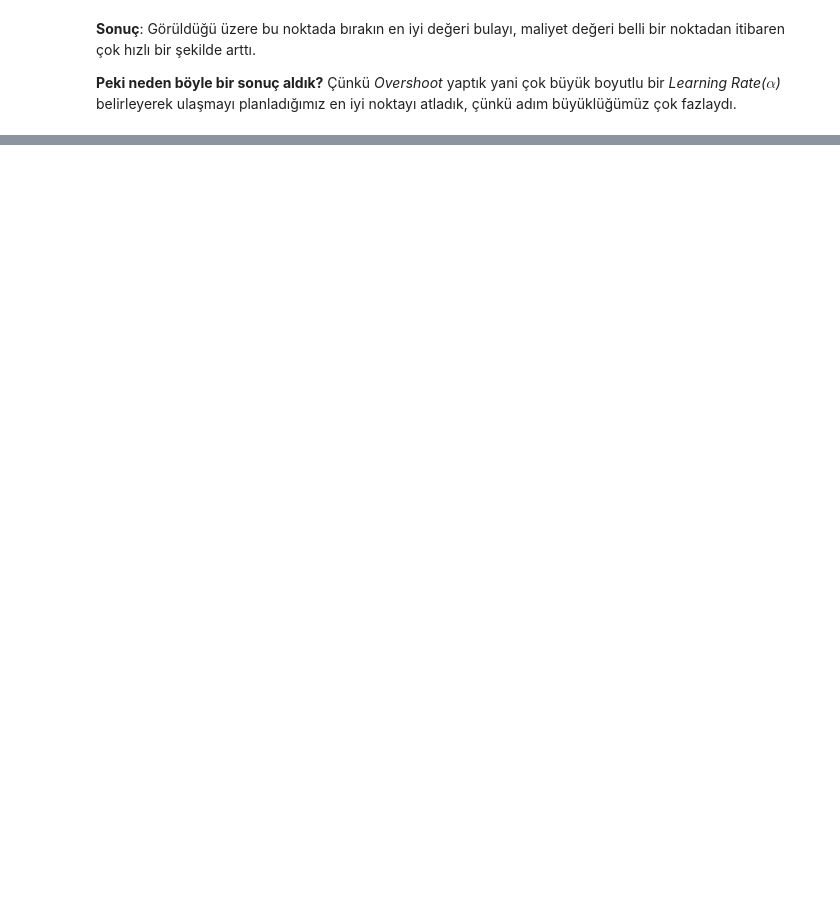
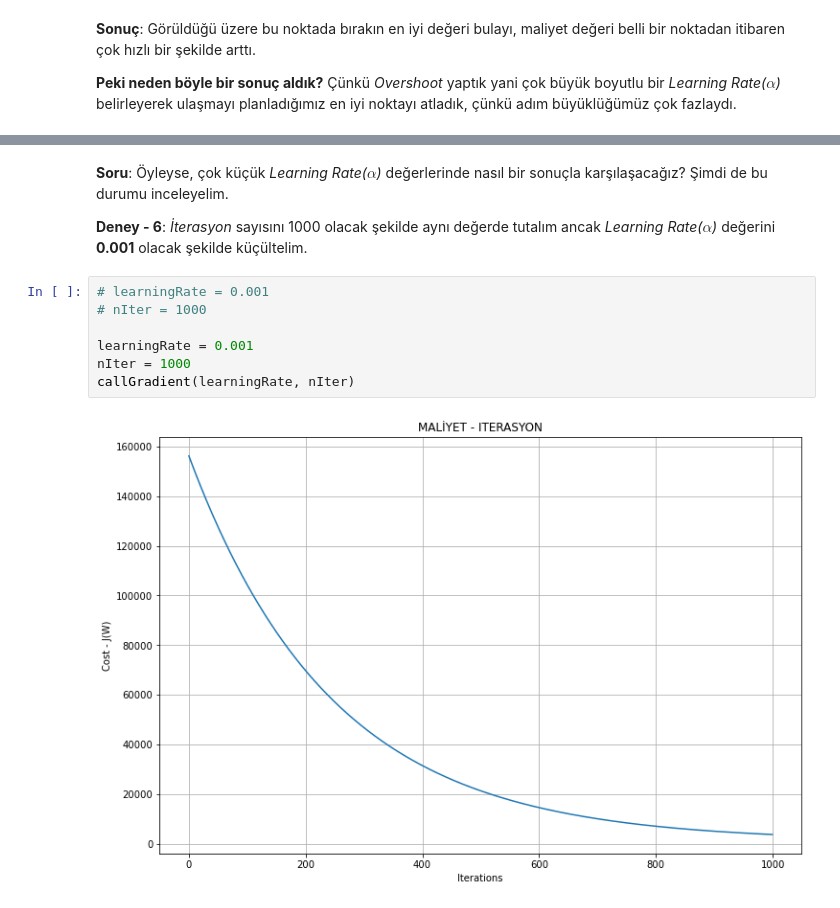
Before and after one commit to halimocakli/IntroductionToMachineLearning, a Jupyter notebook: Machine Learning Tutorial/8- Gradient Descent (Gradyan İnişi)/Gradient_Descent.ipynb, the cells around one changed output, grey strips where cells are left out. Saved outputs shown, nothing was run; the diff lists cells and outputs as text; blank space fills up the shorter version.

```diff
--- a/Machine Learning Tutorial/8- Gradient Descent (Gradyan İnişi)/Gradient_Descent.ipynb
+++ b/Machine Learning Tutorial/8- Gradient Descent (Gradyan İnişi)/Gradient_Descent.ipynb
@@ -579,3 +579,16 @@ callGradient(learningRate, nIter)
 **Peki neden böyle bir sonuç aldık?** Çünkü *Overshoot* yaptık yani çok büyük boyutlu bir *Learning Rate($\alpha$)* belirleyerek ulaşmayı planladığımız en iyi noktayı atladık, çünkü adım büyüklüğümüz çok fazlaydı.
 # %% [markdown]
 <img src='images/overshoot.jpg' />
+# %% [markdown]
+**Soru**: Öyleyse, çok küçük *Learning Rate($\alpha$)* değerlerinde nasıl bir sonuçla karşılaşacağız? Şimdi de bu durumu inceleyelim.
+
+**Deney - 6**: *İterasyon* sayısını 1000 olacak şekilde aynı değerde tutalım ancak *Learning Rate($\alpha$)* değerini **0.001** olacak şekilde küçültelim.
+# %%
+# learningRate = 0.001
+# nIter = 1000
+
+learningRate = 0.001
+nIter = 1000
+callGradient(learningRate, nIter)
+# %% [output]
+[figure, added]
```
Also changed, not shown: parts of 32 cells of this notebook.
